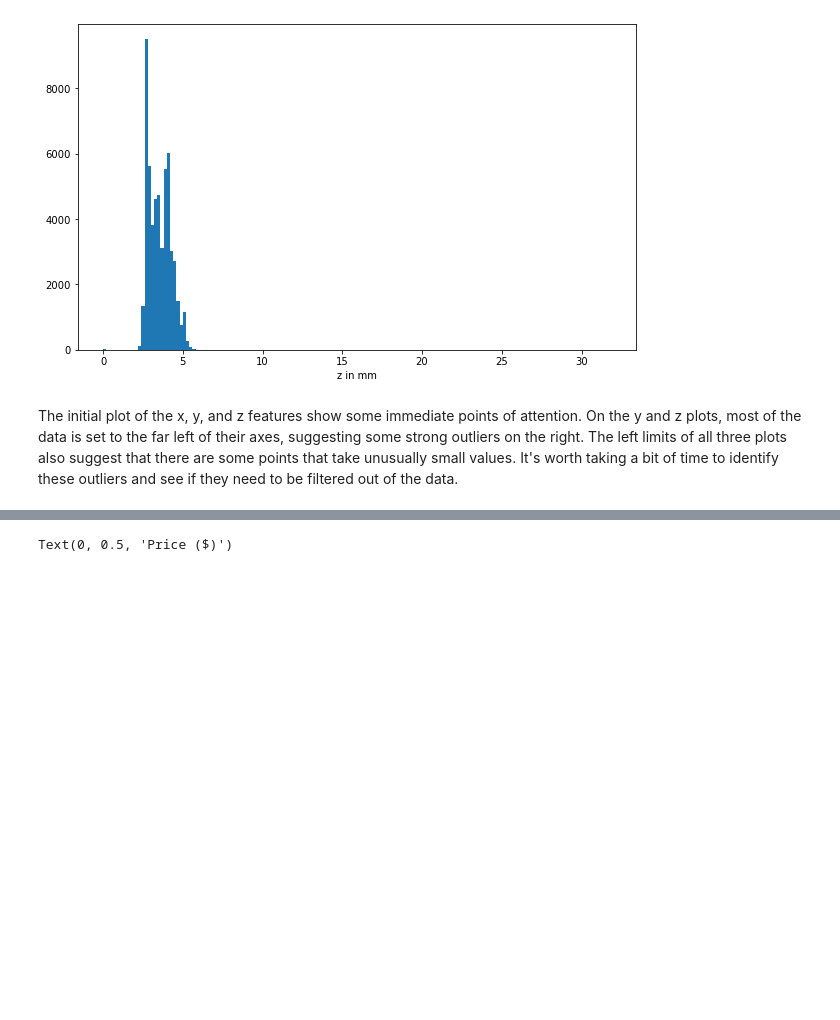
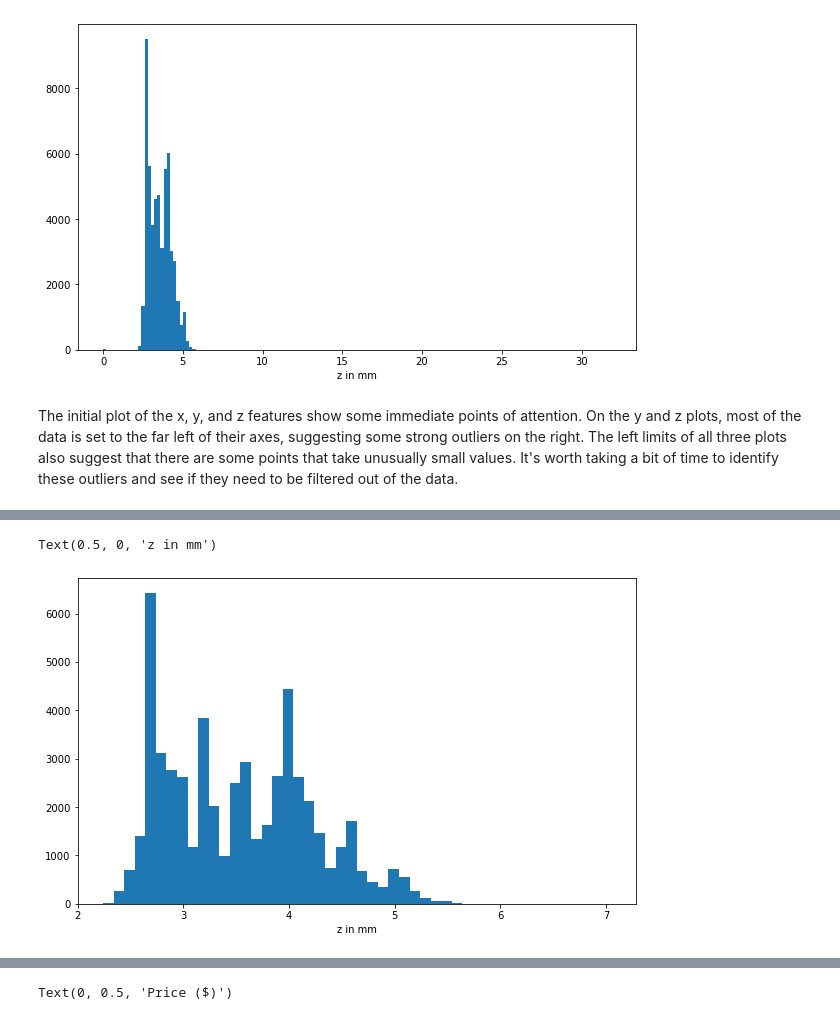
Before and after one commit to swathi-ms/Diamond, a Jupyter notebook: Exploring_diamonds.ipynb, the cells around one changed output, grey strips where cells are left out. Drawn from its saved outputs; the diff is of its cells as text; code cells hidden in the pictures; blank space fills up the shorter version.

```diff
--- a/Exploring_diamonds.ipynb
+++ b/Exploring_diamonds.ipynb
@@ -330,0 +435,9 @@ The initial plot of the x, y, and z features show some immediate points of atten
+# %%
+plt.figure(figsize=[10,6])
+bins = np.arange(min(diamonds['z']), max(diamonds['z'])+0.1, 0.1)
+plt.hist(data = diamonds, x = 'z', bins = bins)
+#plt.xlim([1,7])
+plt.xlabel('z in mm')
+# %% [output]
+Text(0.5, 0, 'z in mm')
+[figure, added]
```
Also changed, not shown: parts of 56 cells of this notebook, 2 other files.
